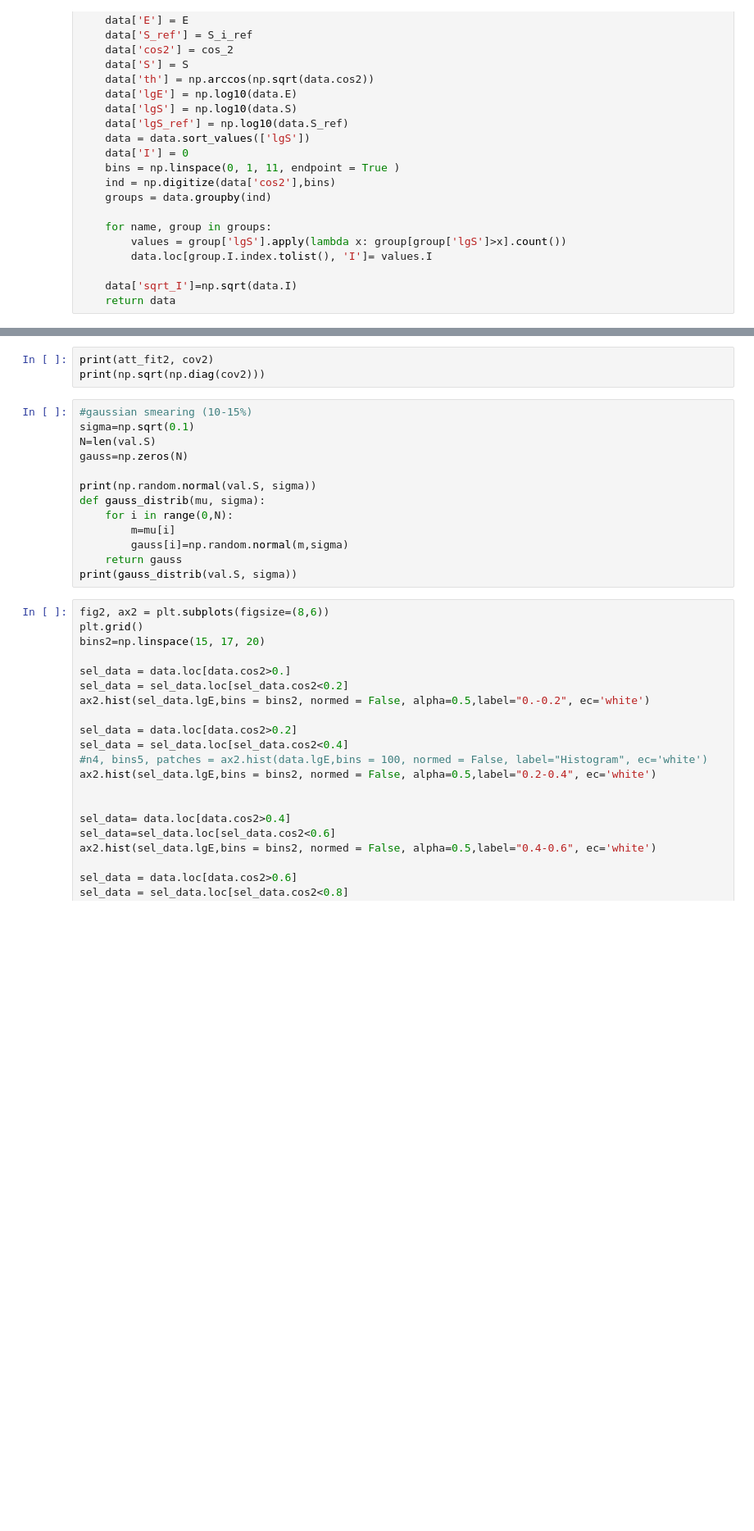
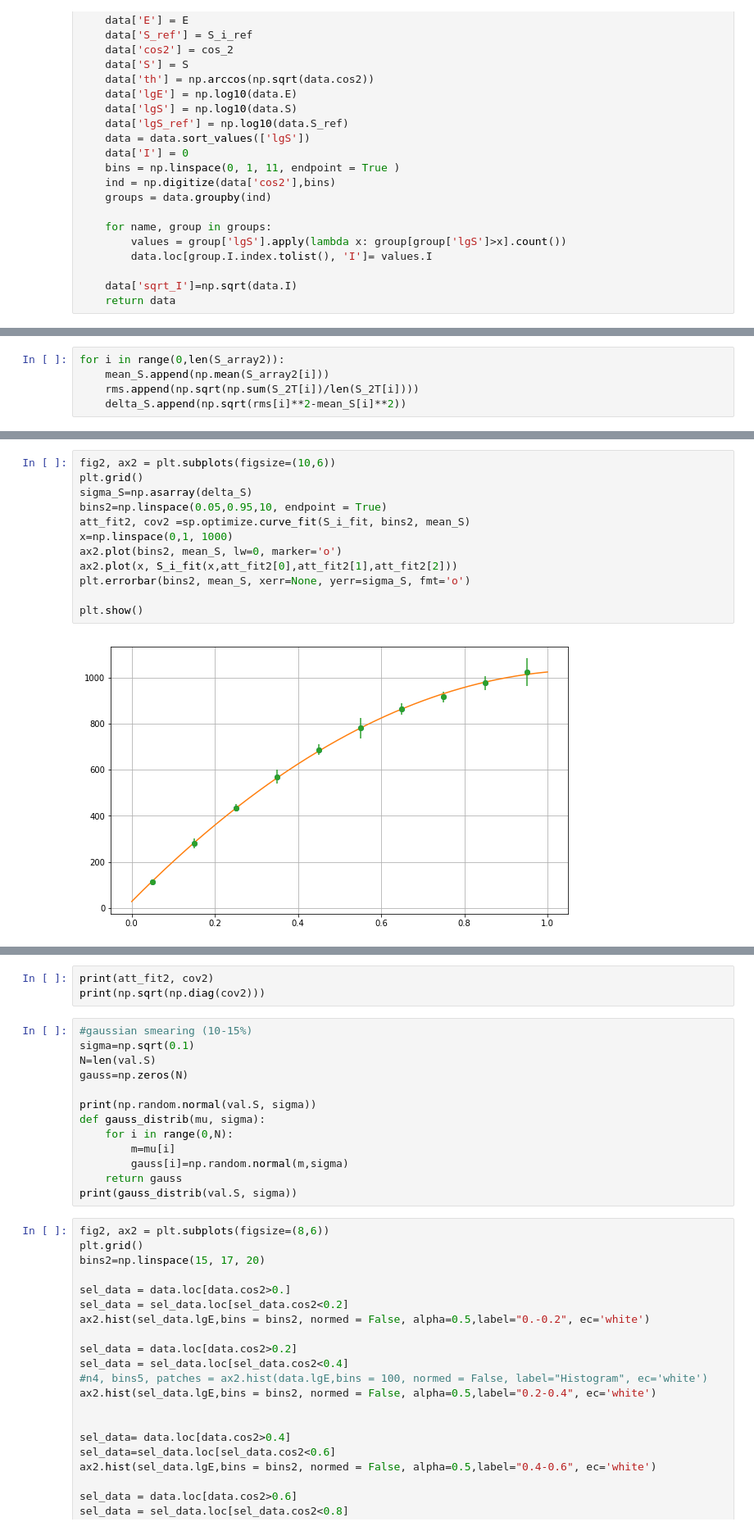
Before and after one commit to njohnsto/stage, a Jupyter notebook: TheCoolestThing.ipynb, the cells around one changed output, grey strips where cells are left out. Shown: that part at 82% size. Saved outputs shown, nothing was run; the diff lists cells and outputs as text; blank space fills up the shorter version.

```diff
--- a/TheCoolestThing.ipynb
+++ b/TheCoolestThing.ipynb
@@ -97,0 +114,5 @@ print(mydata.I-mydata.sqrt_I)
+# %%
+for i in range(0,len(S_array2)):
+    mean_S.append(np.mean(S_array2[i]))
+    rms.append(np.sqrt(np.sum(S_2T[i])/len(S_2T[i])))
+    delta_S.append(np.sqrt(rms[i]**2-mean_S[i]**2))
@@ -98,3 +135,17 @@ print(mydata.I-mydata.sqrt_I)
+# %%
+fig2, ax2 = plt.subplots(figsize=(10,6))
+plt.grid()
+sigma_S=np.asarray(delta_S)
+bins2=np.linspace(0.05,0.95,10, endpoint = True)
+att_fit2, cov2 =sp.optimize.curve_fit(S_i_fit, bins2, mean_S)
+x=np.linspace(0,1, 1000)
+ax2.plot(bins2, mean_S, lw=0, marker='o')
+ax2.plot(x, S_i_fit(x,att_fit2[0],att_fit2[1],att_fit2[2]))
+plt.errorbar(bins2, mean_S, xerr=None, yerr=sigma_S, fmt='o')
+
+plt.show()
+# %% [output]
+[figure, added]
 # %%
 fig2, ax2 = plt.subplots(figsize=(10,6))
 plt.grid()
```
Also changed, not shown: parts of 4 cells of this notebook.
